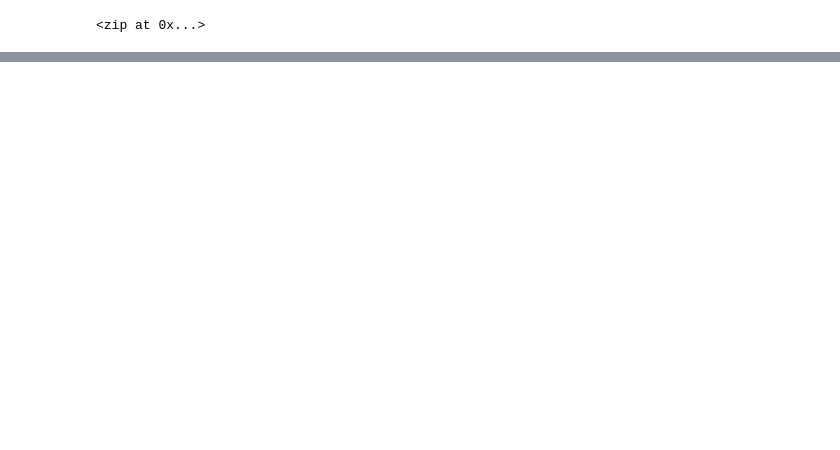
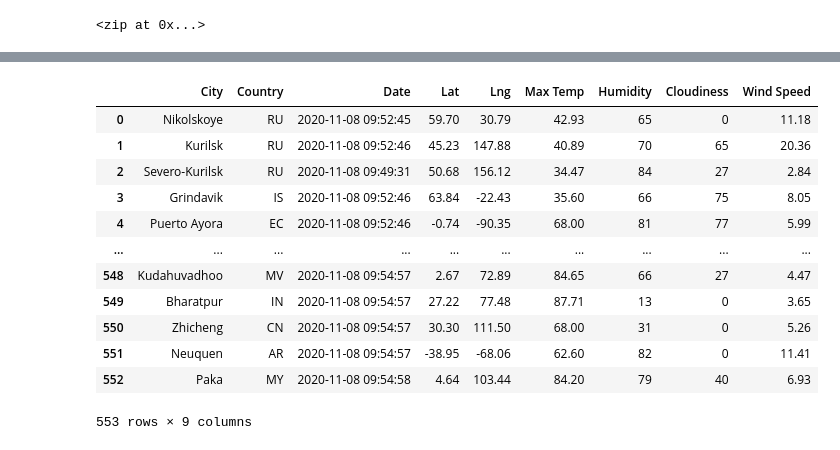
Before and after one commit to basecipher/World_Weather_Analysis, a Jupyter notebook: WeatherPy.ipynb, the cells around one changed output, grey strips where cells are left out. Cells and saved outputs as stored; diff of their text form; code cells hidden in the pictures; blank space fills up the shorter version.

```diff
--- a/WeatherPy.ipynb
+++ b/WeatherPy.ipynb
@@ -56,0 +57,10 @@ len(cities)
+# %%
+# Import the requests library.
+import requests
+
+# Import the API key.
+from config import weather_api_key
+
+# Starting URL for Weather Map API Call.
+url = "http://api.openweathermap.org/data/2.5/weather?units=Imperial&APPID=" + weather_api_key
+print(url)
@@ -56,0 +69,20 @@ len(cities)
+# %%
+# Create an empty list to hold the weather data.  (city_url creates error)
+city_data = []
+# Print the beginning of the logging.
+print("Beginning Data Retrieval     ")
+print("-----------------------------")
+
+# Create counters.
+record_count = 1
+set_count = 1
+
+# Loop through all the cities in our list.
+for i in range(len(cities)):
+
+    # Group cities in sets of 50 for logging purposes.
+    if (i % 50 == 0 and i >= 50):
+        set_count += 1
+        record_count = 1
+    # Create endpoint URL with each city.
+    city_url = url + "&q=" + "i"
@@ -56,0 +212,24 @@ len(cities)
+# %%
+# Convert the array of dictionaries to a Pandas DataFrame.
+city_data_df = pd.DataFrame(city_data)
+city_data_df.head(2)
+
+# new_column_order = ["column2", "column4", "column1"]
+# city_data_df = city_data_df[new_column_order]
+
+city_data_df_new = city_data_df[["City", "Country", "Date", "Lat", "Lng", "Max Temp", "Humidity", "Cloudiness", "Wind Speed"]]
+city_data_df_new
+# %% [output]
+|  | City | Country | Date | Lat | Lng | Max Temp | Humidity | Cloudiness | Wind Speed |
+| 0 | Nikolskoye | RU | 2020-11-08 09:52:45 | 59.70 | 30.79 | 42.93 | 65 | 0 | 11.18 |
+| 1 | Kurilsk | RU | 2020-11-08 09:52:46 | 45.23 | 147.88 | 40.89 | 70 | 65 | 20.36 |
+| 2 | Severo-Kurilsk | RU | 2020-11-08 09:49:31 | 50.68 | 156.12 | 34.47 | 84 | 27 | 2.84 |
+| 3 | Grindavik | IS | 2020-11-08 09:52:46 | 63.84 | -22.43 | 35.60 | 66 | 75 | 8.05 |
+| 4 | Puerto Ayora | EC | 2020-11-08 09:52:46 | -0.74 | -90.35 | 68.00 | 81 | 77 | 5.99 |
+| ... | ... | ... | ... | ... | ... | ... | ... | ... | ... |
+| 548 | Kudahuvadhoo | MV | 2020-11-08 09:54:57 | 2.67 | 72.89 | 84.65 | 66 | 27 | 4.47 |
+| 549 | Bharatpur | IN | 2020-11-08 09:54:57 | 27.22 | 77.48 | 87.71 | 13 | 0 | 3.65 |
+| 550 | Zhicheng | CN | 2020-11-08 09:54:57 | 30.30 | 111.50 | 68.00 | 31 | 0 | 5.26 |
+| 551 | Neuquen | AR | 2020-11-08 09:54:57 | -38.95 | -68.06 | 62.60 | 82 | 0 | 11.41 |
+| 552 | Paka | MY | 2020-11-08 09:54:58 | 4.64 | 103.44 | 84.20 | 79 | 40 | 6.93 |
+553 rows × 9 columns
```
Also changed, not shown: parts of 10 cells of this notebook, 2 other files.
